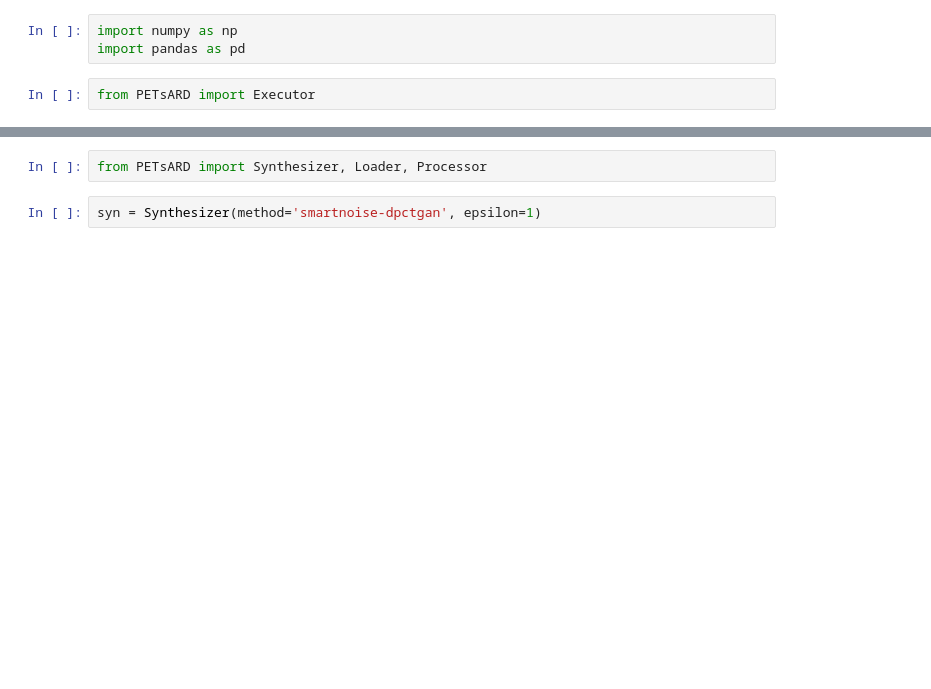
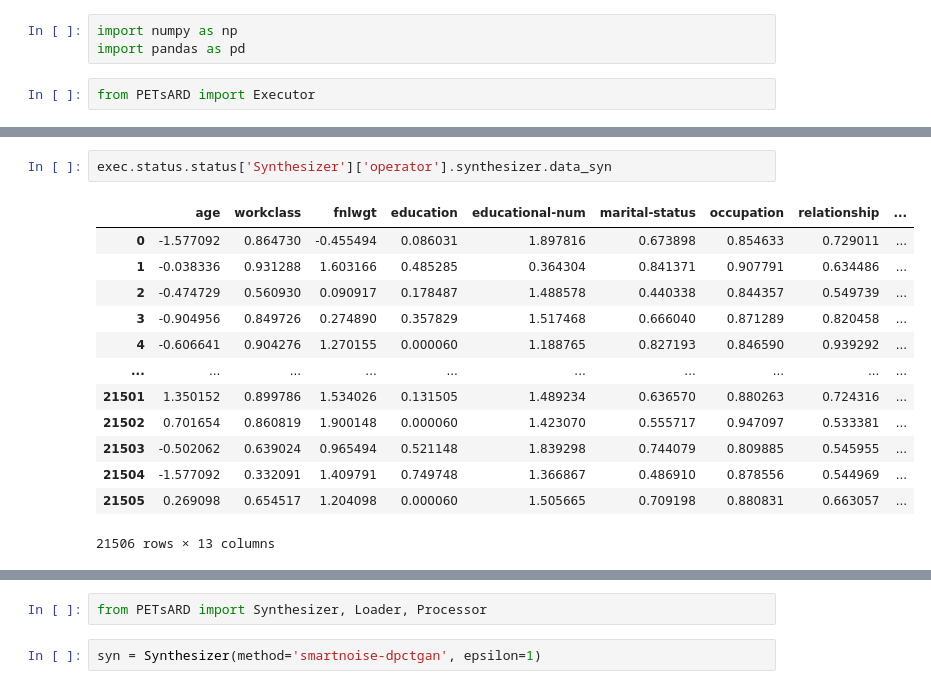
Before and after one commit to nics-tw/petsard, a Jupyter notebook: demo/dev/Issue425.ipynb, the cells around one changed output, grey strips where cells are left out. Drawn from its saved outputs; the diff is of its cells as text; blank space fills up the shorter version.

```diff
--- a/demo/dev/Issue425.ipynb
+++ b/demo/dev/Issue425.ipynb
@@ -10,3 +99,19 @@ from PETsARD import Executor
+# %%
+exec.status.status['Synthesizer']['operator'].synthesizer.data_syn
+# %% [output]
+|  | age | workclass | fnlwgt | education | educational-num | marital-status | occupation | relationship | ... |
+| 0 | -1.577092 | 0.864730 | -0.455494 | 0.086031 | 1.897816 | 0.673898 | 0.854633 | 0.729011 | ... |
+| 1 | -0.038336 | 0.931288 | 1.603166 | 0.485285 | 0.364304 | 0.841371 | 0.907791 | 0.634486 | ... |
+| 2 | -0.474729 | 0.560930 | 0.090917 | 0.178487 | 1.488578 | 0.440338 | 0.844357 | 0.549739 | ... |
+| 3 | -0.904956 | 0.849726 | 0.274890 | 0.357829 | 1.517468 | 0.666040 | 0.871289 | 0.820458 | ... |
+| 4 | -0.606641 | 0.904276 | 1.270155 | 0.000060 | 1.188765 | 0.827193 | 0.846590 | 0.939292 | ... |
+| ... | ... | ... | ... | ... | ... | ... | ... | ... | ... |
+| 21501 | 1.350152 | 0.899786 | 1.534026 | 0.131505 | 1.489234 | 0.636570 | 0.880263 | 0.724316 | ... |
+| 21502 | 0.701654 | 0.860819 | 1.900148 | 0.000060 | 1.423070 | 0.555717 | 0.947097 | 0.533381 | ... |
+| 21503 | -0.502062 | 0.639024 | 0.965494 | 0.521148 | 1.839298 | 0.744079 | 0.809885 | 0.545955 | ... |
+| 21504 | -1.577092 | 0.332091 | 1.409791 | 0.749748 | 1.366867 | 0.486910 | 0.878556 | 0.544969 | ... |
+| 21505 | 0.269098 | 0.654517 | 1.204098 | 0.000060 | 1.505665 | 0.709198 | 0.880831 | 0.663057 | ... |
+21506 rows × 13 columns
 # %%
 exec = Executor(config='exp7.yaml')
 exec.run()
```
Also changed, not shown: parts of 5 cells of this notebook, 1 other file.
